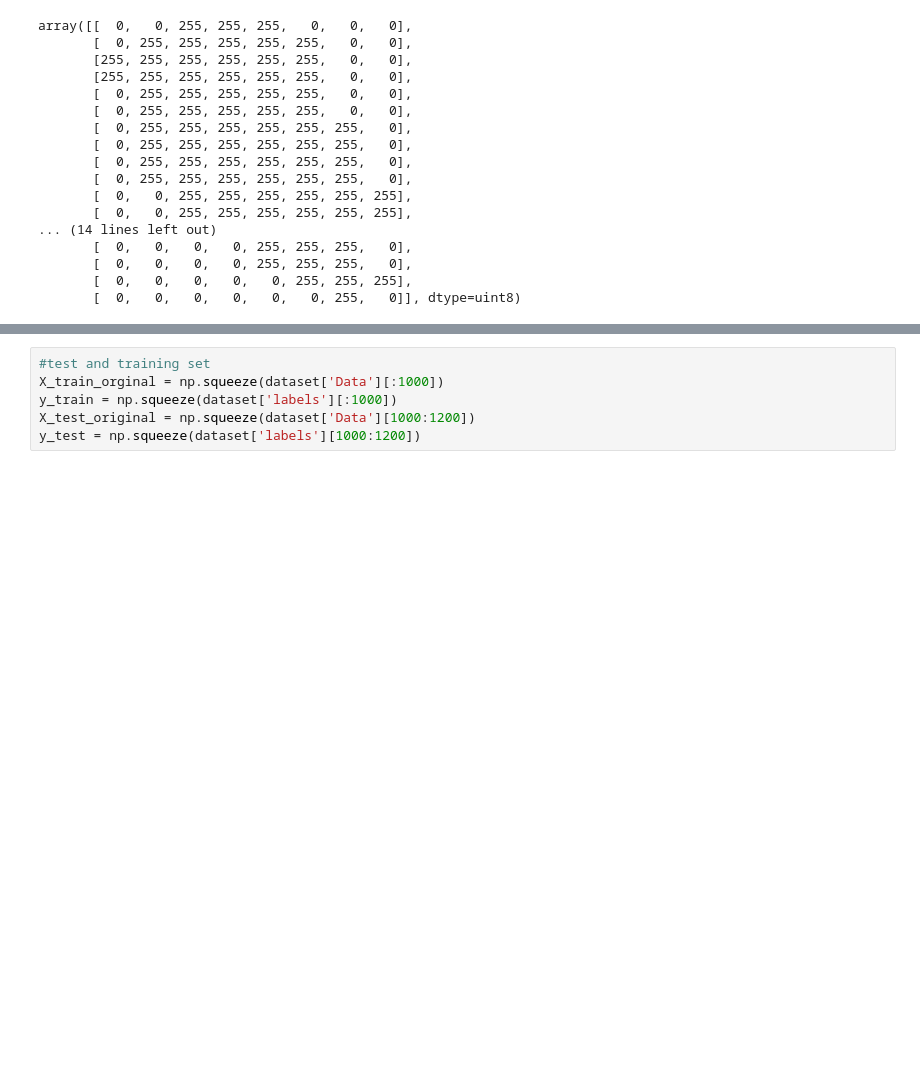
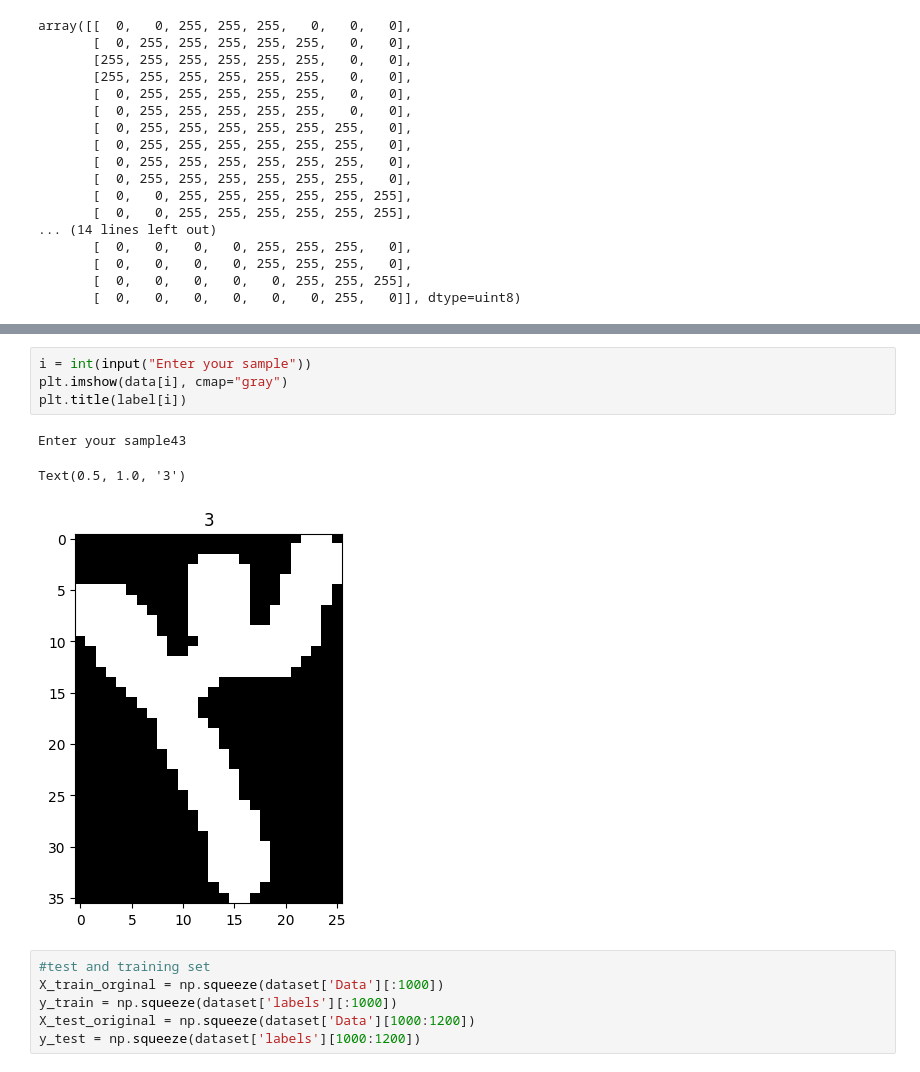
Before and after one commit to BehrangHaghdoust/ExpenseTracker, a Jupyter notebook: 03-persian-digit-dataset.ipynb, the cells around one changed output, grey strips where cells are left out. Cells and saved outputs as stored; diff of their text form; blank space fills up the shorter version.

```diff
--- a/03-persian-digit-dataset.ipynb
+++ b/03-persian-digit-dataset.ipynb
@@ -179,3 +198,11 @@ array([[  0,   0, 255, 255, 255,   0,   0,   0],
+# %%
+i = int(input("Enter your sample"))
+plt.imshow(data[i], cmap="gray")
+plt.title(label[i])
+# %% [output]
+Enter your sample43
+Text(0.5, 1.0, '3')
+[figure, added]
 # %%
 #test and training set
 X_train_orginal = np.squeeze(dataset['Data'][:1000])
```
Also changed, not shown: parts of 6 cells of this notebook.
